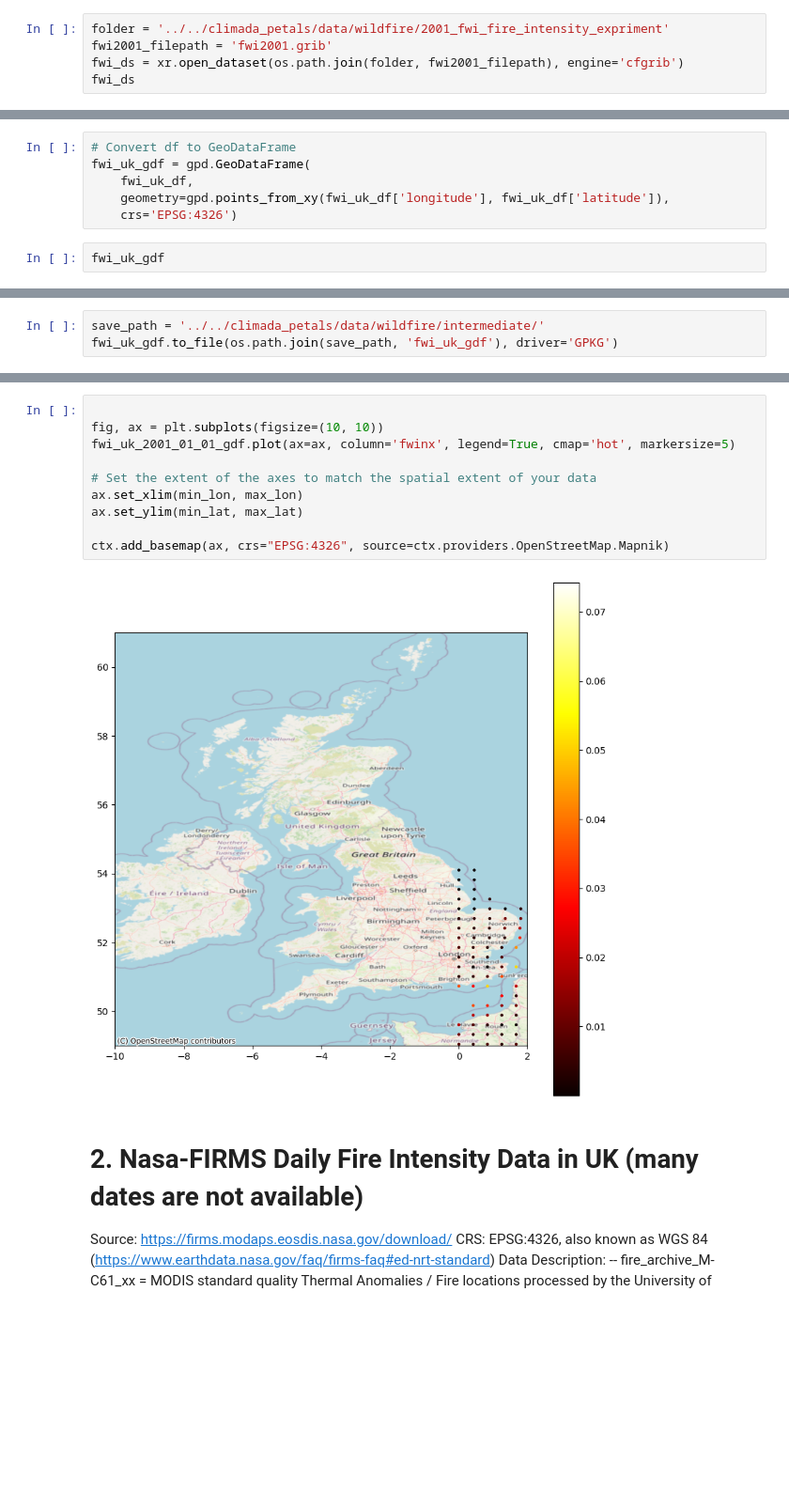
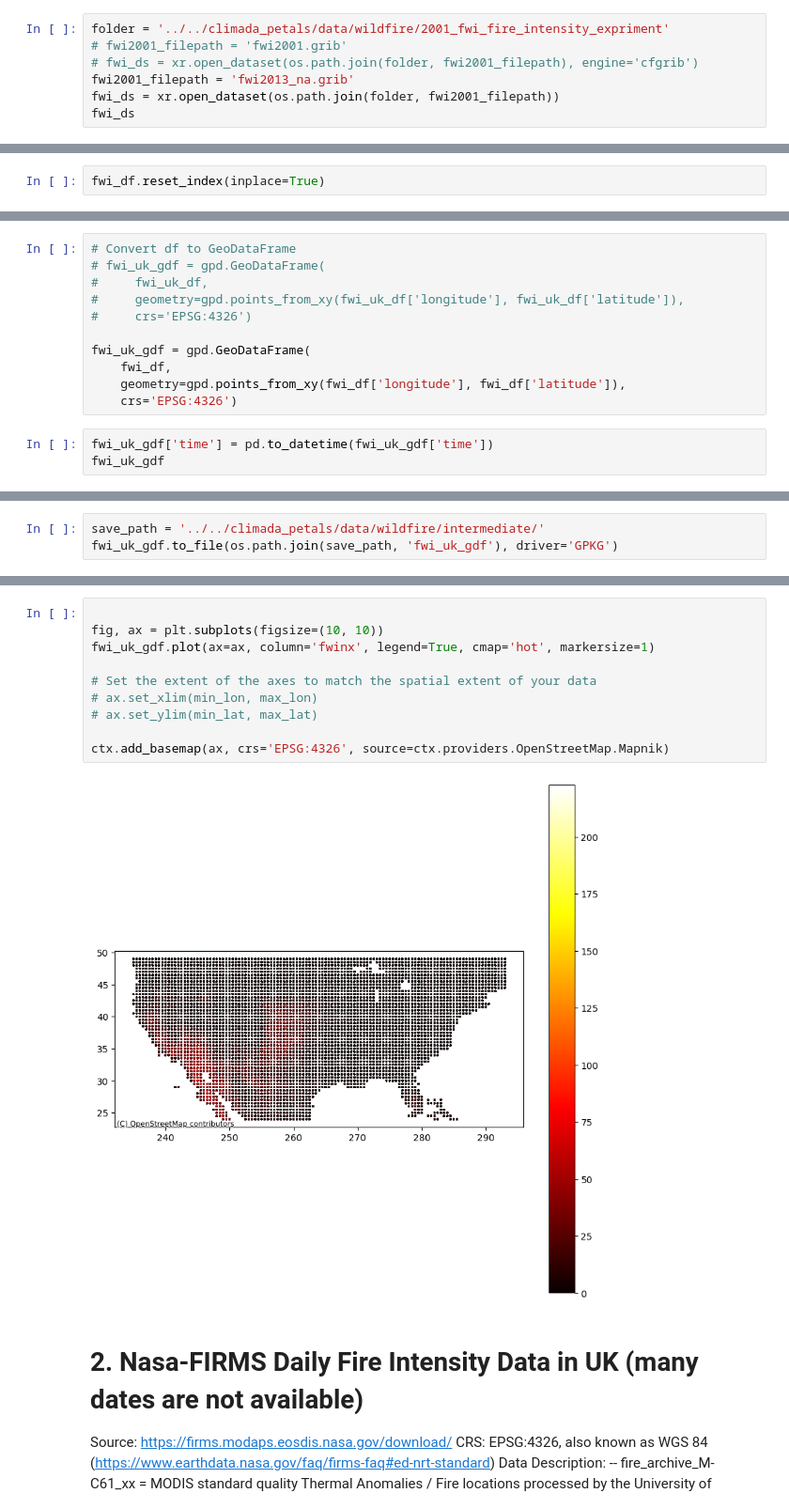
Before and after one commit to zhongyunshun/climada_petals, a Jupyter notebook: doc/my_scripts/step1_fwi_intensity.ipynb, the cells around one changed output, grey strips where cells are left out. Shown: that part at 94% size. Cells and saved outputs as stored; diff of their text form; blank space fills up the shorter version.

Commit message:
merge right join

```diff
--- a/doc/my_scripts/step1_fwi_intensity.ipynb
+++ b/doc/my_scripts/step1_fwi_intensity.ipynb
@@ -24,7 +24,9 @@ os.path.exists('../../climada_petals/data/wildfire/2001_fwi_fire_intensity_expri
 True
 # %%
 folder = '../../climada_petals/data/wildfire/2001_fwi_fire_intensity_expriment'
-fwi2001_filepath = 'fwi2001.grib'
-fwi_ds = xr.open_dataset(os.path.join(folder, fwi2001_filepath), engine='cfgrib')
+# fwi2001_filepath = 'fwi2001.grib'
+# fwi_ds = xr.open_dataset(os.path.join(folder, fwi2001_filepath), engine='cfgrib')
+fwi2001_filepath = 'fwi2013_na.grib'
+fwi_ds = xr.open_dataset(os.path.join(folder, fwi2001_filepath))
 fwi_ds
 # %% [output]
@@ -80,0 +82,2 @@ fwi_df.shape
+# %%
+fwi_df.reset_index(inplace=True)
@@ -86,9 +117,15 @@ fwi_uk_df.shape
 # %%
 # Convert df to GeoDataFrame
+# fwi_uk_gdf = gpd.GeoDataFrame(
+#     fwi_uk_df,
+#     geometry=gpd.points_from_xy(fwi_uk_df['longitude'], fwi_uk_df['latitude']),
+#     crs='EPSG:4326')
+
 fwi_uk_gdf = gpd.GeoDataFrame(
-    fwi_uk_df,
-    geometry=gpd.points_from_xy(fwi_uk_df['longitude'], fwi_uk_df['latitude']),
+    fwi_df,
+    geometry=gpd.points_from_xy(fwi_df['longitude'], fwi_df['latitude']),
     crs='EPSG:4326')
 # %%
+fwi_uk_gdf['time'] = pd.to_datetime(fwi_uk_gdf['time'])
 fwi_uk_gdf
 # %% [output]
@@ -139,15 +178,15 @@ fwi_uk_2001_01_01_gdf = gpd.GeoDataFrame(
 # %%
 
 fig, ax = plt.subplots(figsize=(10, 10))
-fwi_uk_2001_01_01_gdf.plot(ax=ax, column='fwinx', legend=True, cmap='hot', markersize=5)
+fwi_uk_gdf.plot(ax=ax, column='fwinx', legend=True, cmap='hot', markersize=1)
 
 # Set the extent of the axes to match the spatial extent of your data
-ax.set_xlim(min_lon, max_lon)
-ax.set_ylim(min_lat, max_lat)
+# ax.set_xlim(min_lon, max_lon)
+# ax.set_ylim(min_lat, max_lat)
 
-ctx.add_basemap(ax, crs="EPSG:4326", source=ctx.providers.OpenStreetMap.Mapnik)
+ctx.add_basemap(ax, crs='EPSG:4326', source=ctx.providers.OpenStreetMap.Mapnik)
 # %% [output]
-[figure, old version]
+[figure, new version]
 # %% [markdown]
 # 2. Nasa-FIRMS Daily Fire Intensity Data in UK (many dates are not available)
 
```
Also changed, not shown: parts of 16 cells of this notebook, 4 other files.
